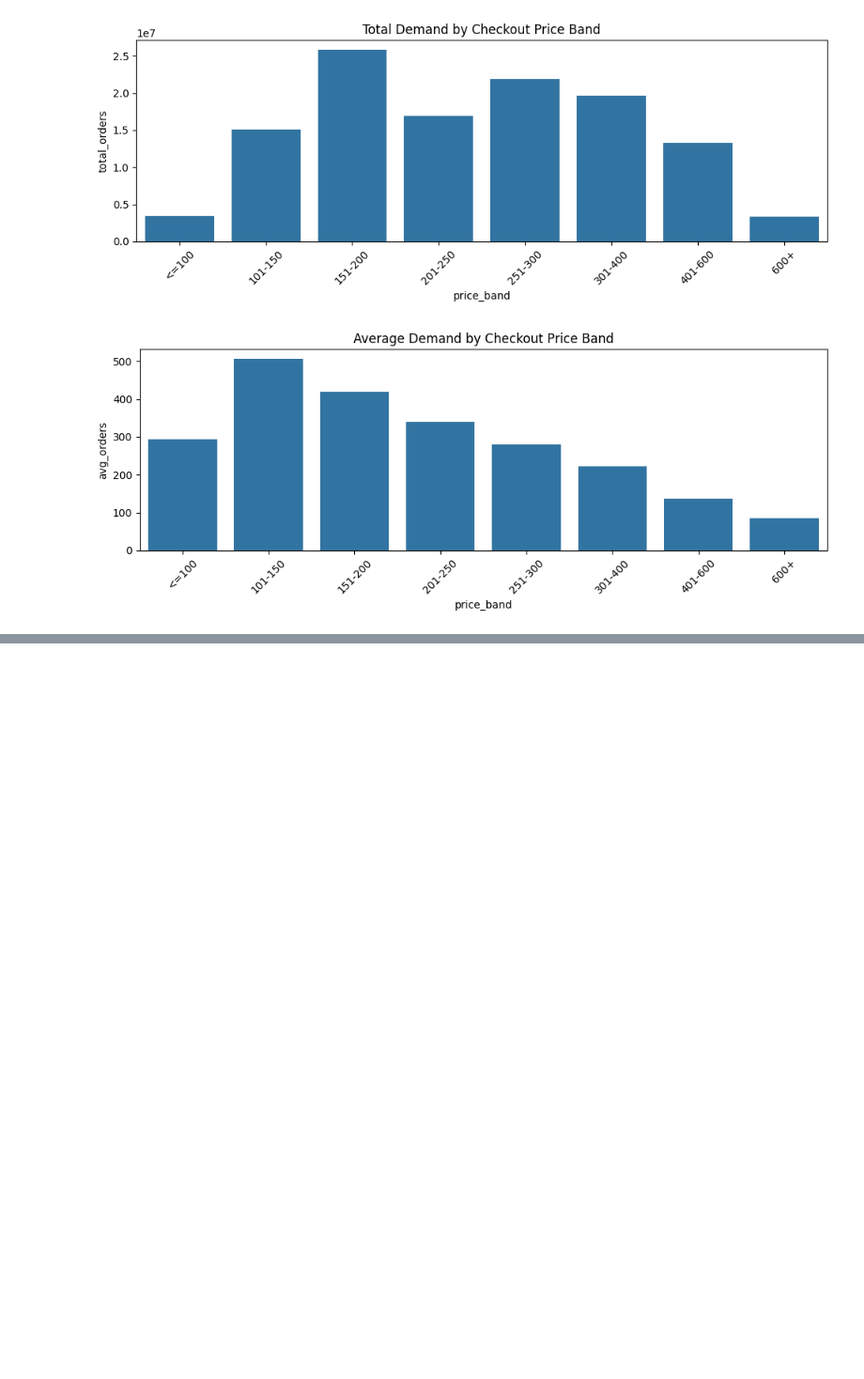
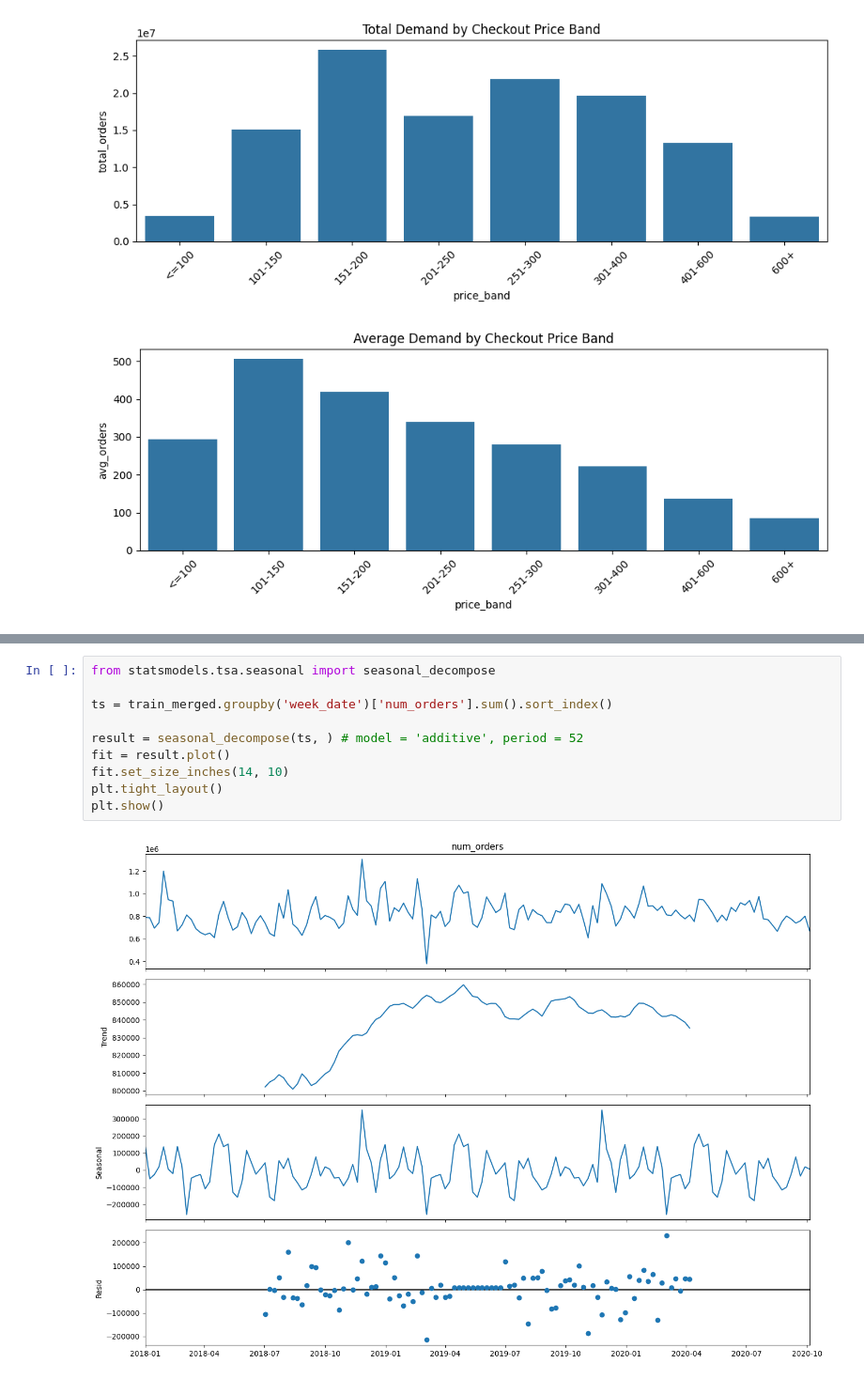
Before and after one commit to am1t-verma/AI_Demand_Forecasting_and_Inventory_Optimization, a Jupyter notebook: eda_food_demand_forecasting_v1.ipynb, the cells around one changed output, grey strips where cells are left out. Shown at 94% size. Drawn from its saved outputs; the diff is of its cells as text; blank space fills up the shorter version.

Commit message:
decompose and acf, pacf

```diff
--- a/eda_food_demand_forecasting_v1.ipynb
+++ b/eda_food_demand_forecasting_v1.ipynb
@@ -472,0 +522,12 @@ plt.show()
+# %%
+from statsmodels.tsa.seasonal import seasonal_decompose
+
+ts = train_merged.groupby('week_date')['num_orders'].sum().sort_index()
+
+result = seasonal_decompose(ts, ) # model = 'additive', period = 52
+fit = result.plot()
+fit.set_size_inches(14, 10)
+plt.tight_layout()
+plt.show()
+# %% [output]
+[figure, added]
```
Also changed, not shown: parts of 9 cells of this notebook.
